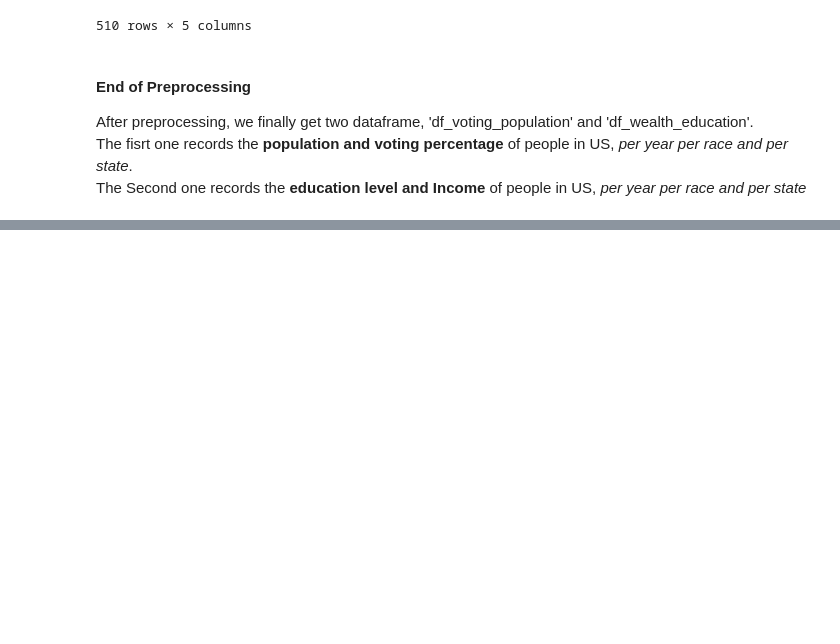
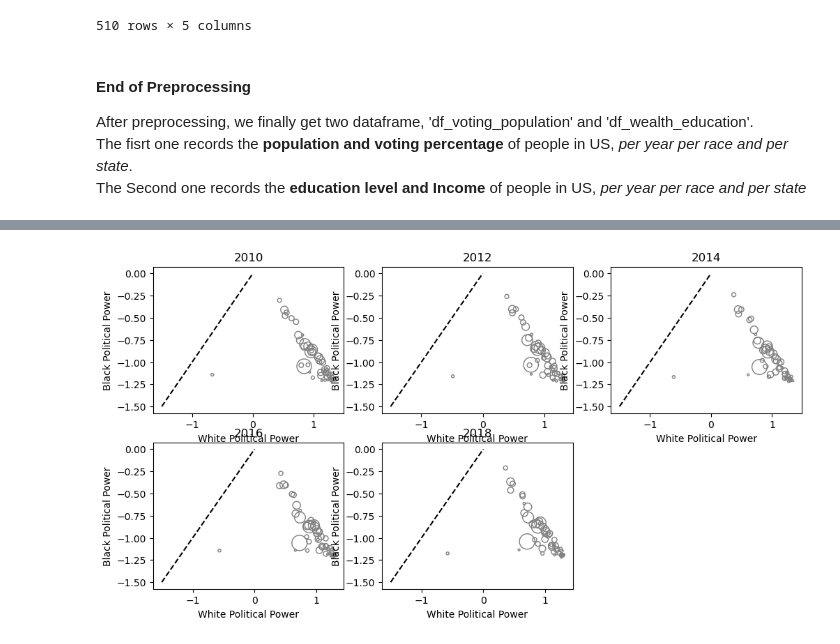
Before and after one commit to yljblues/ADA2020, a Jupyter notebook: main.ipynb, the cells around one changed output, grey strips where cells are left out. Drawn from its saved outputs; the diff is of its cells as text; code cells hidden in the pictures; blank space fills up the shorter version.

```diff
--- a/main.ipynb
+++ b/main.ipynb
@@ -225,0 +280,21 @@ The Second one records the **education level and Income** of people in US, *per
+# %%
+state_list = []
+for ysr in df.loc[2010, :, 'White'].index:
+    state_list.append(ysr[1])
+
+years = [2010, 2012, 2014, 2016, 2018]
+
+plt.style.use('default')
+plt.figure(figsize=(12, 6))
+for i in range(5):
+    plt.subplot(2, 3, i+1)
+    y = years[i]
+    plt.scatter(df.loc[y, :, 'White']['Political Power'], df.loc[y, :, 'Black']['Political Power'],
+                s=df_population.loc[y, state_list, 'Total']['Total population']/120,
+               facecolors='none', edgecolors='grey')
+    plt.plot(np.linspace(-1.5, 0), np.linspace(-1.5, 0), 'k--')
+    plt.xlabel('White Political Power')
+    plt.ylabel('Black Political Power')
+    plt.title(y)
+# %% [output]
+[figure, added]
```
Also changed, not shown: parts of 14 cells of this notebook.
